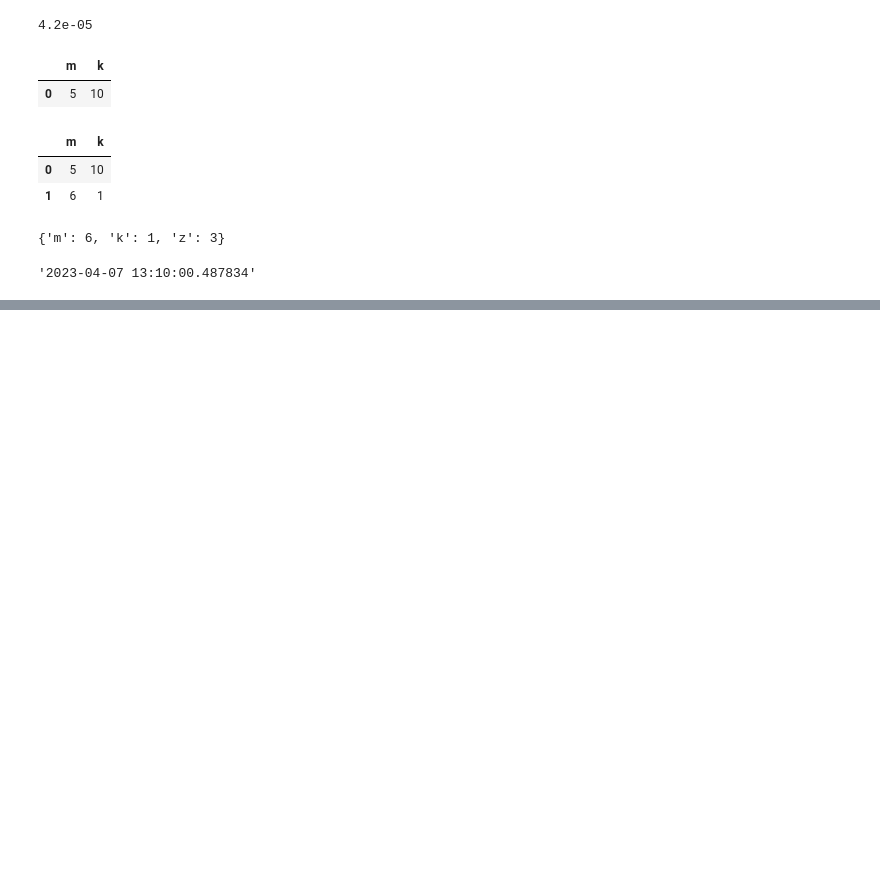
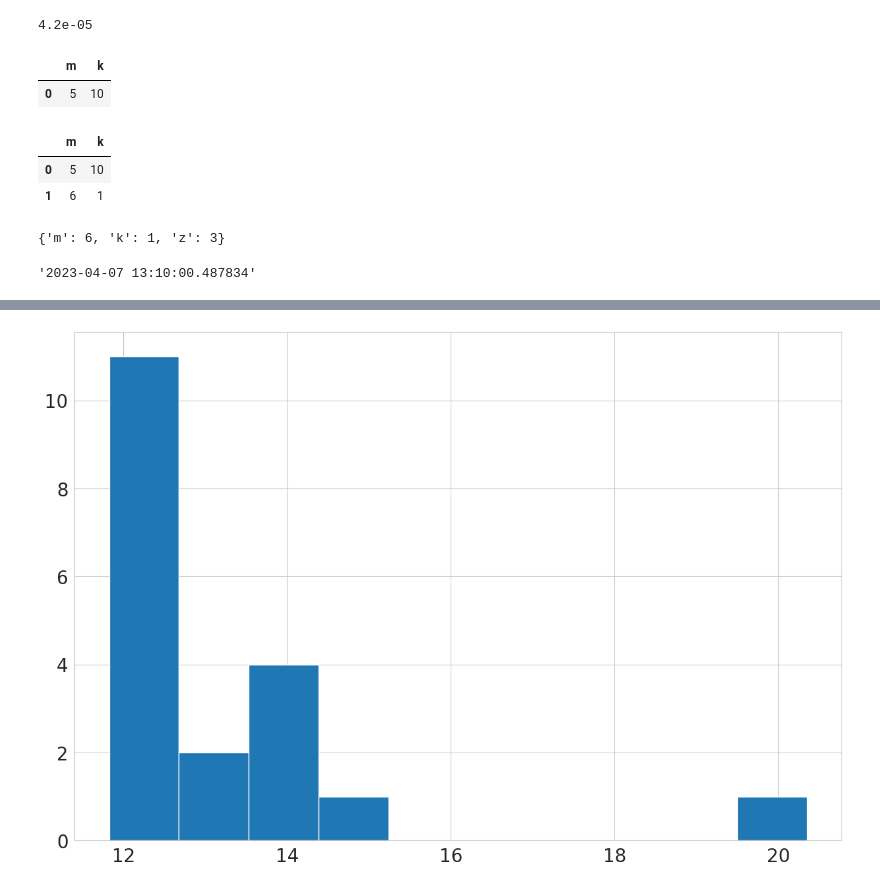
Before and after one commit to akhiljalan/cellag-misc, a Jupyter notebook: ppi-2-faster-iter.ipynb, the cells around one changed output, grey strips where cells are left out. Cells and saved outputs as stored; diff of their text form; code cells hidden in the pictures; blank space fills up the shorter version.

```diff
--- a/ppi-2-faster-iter.ipynb
+++ b/ppi-2-faster-iter.ipynb
@@ -1095,0 +1181,4 @@ str(datetime.now())
+# %%
+plt.hist(human_ppi_df['true_diff_svals'].iloc[0]);
+# %% [output]
+[figure, added]
```
Also changed, not shown: parts of 18 cells of this notebook, 7 other files.
